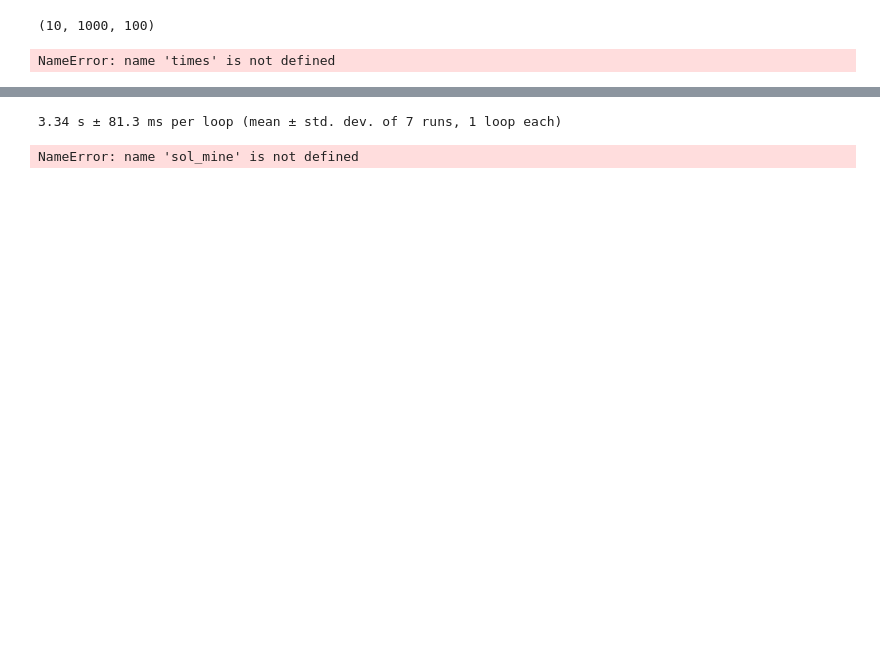
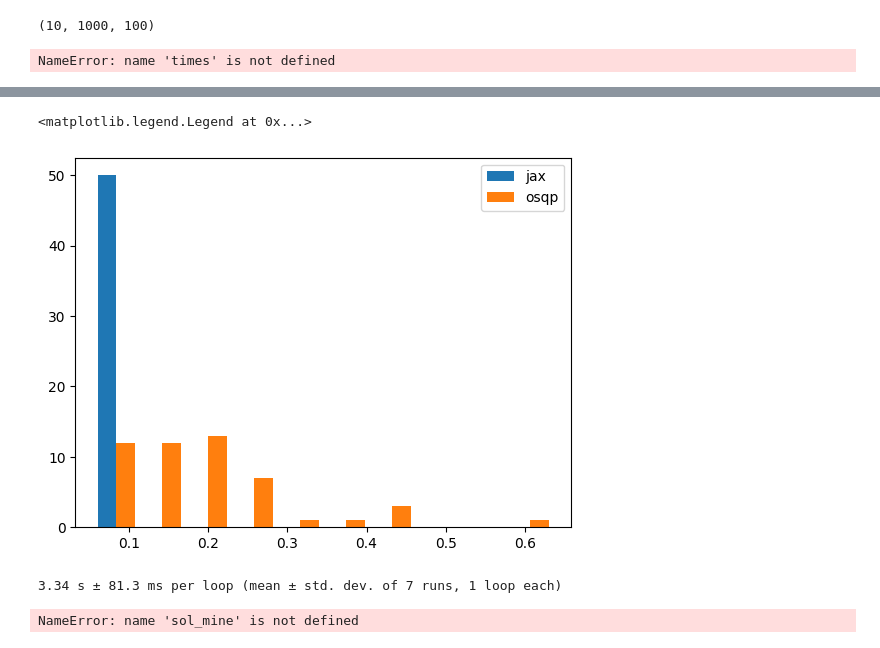
Before and after one commit to Caltech-AMBER/jaxosqp, a Jupyter notebook: basic_usage.ipynb, the cells around one changed output, grey strips where cells are left out. Saved outputs shown, nothing was run; the diff lists cells and outputs as text; code cells hidden in the pictures; blank space fills up the shorter version.

```diff
--- a/basic_usage.ipynb
+++ b/basic_usage.ipynb
@@ -241,3 +316,12 @@ ax.legend()
+# %%
+plt.close("all")
+fig, ax = plt.subplots()
+
+ax.hist([sol[-1].rho[:, 0], [rr.info.rho_estimate for rr in results]], label=['jax', 'osqp'])
+ax.legend()
+# %% [output]
+<matplotlib.legend.Legend at 0x...>
+[figure, added]
 # %%
 from jaxopt import BoxOSQP
 
```
Also changed, not shown: parts of 20 cells of this notebook, 2 other files.
